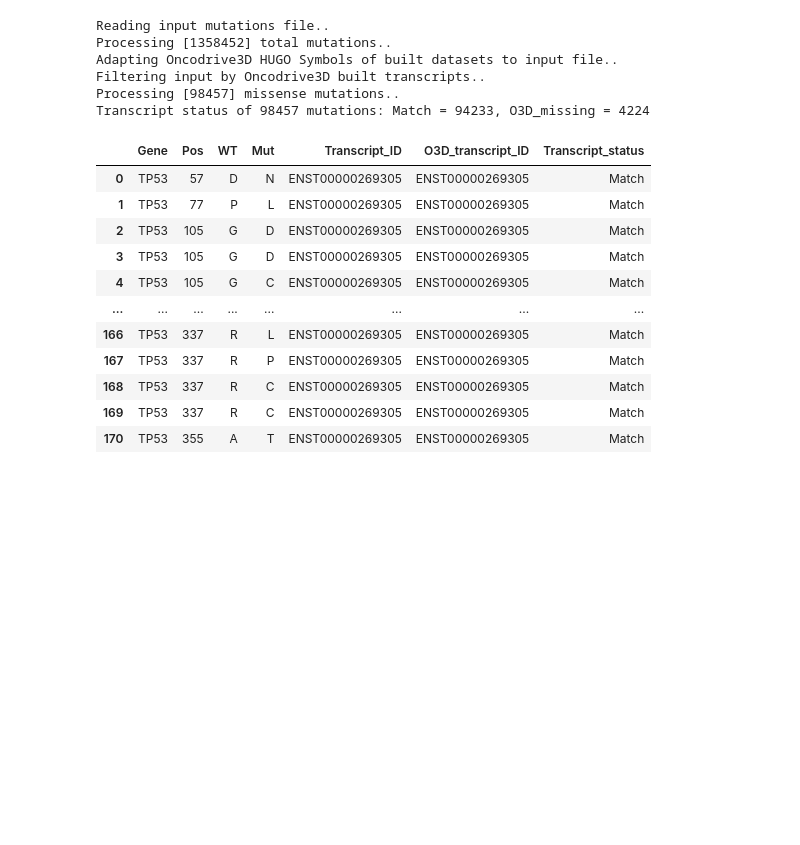
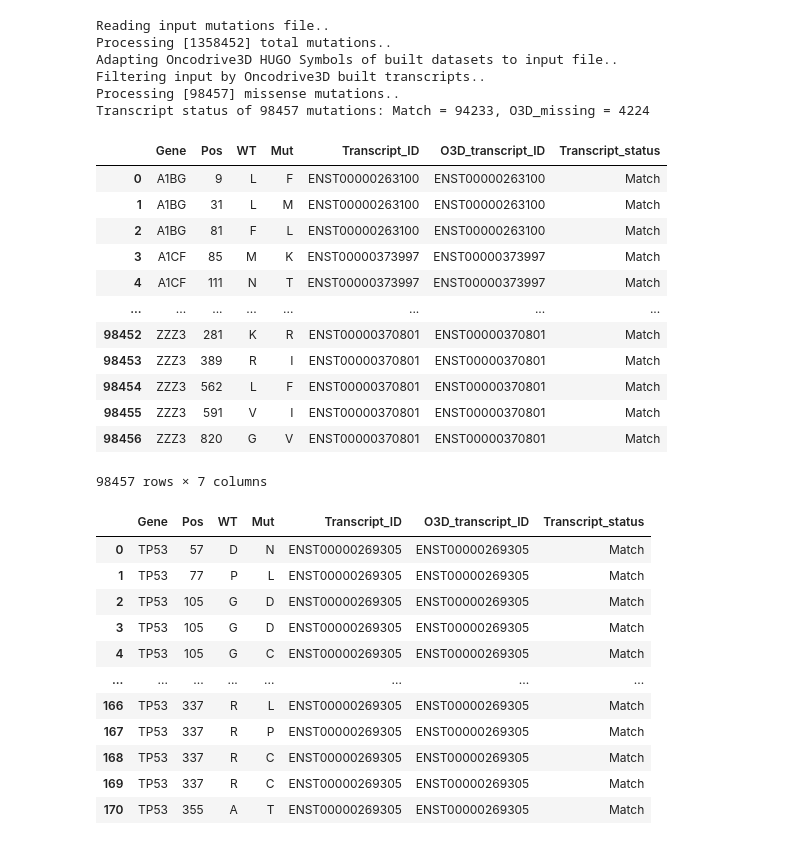
Before and after one commit to bbglab/oncodrive3d_paper, a Jupyter notebook: review_01/effect_of_hotspots/effect_of_hotspots.ipynb, the cells around one changed output. Drawn from its saved outputs; the diff is of its cells as text; code cells hidden in the pictures; blank space fills up the shorter version.

```diff
--- a/review_01/effect_of_hotspots/effect_of_hotspots.ipynb
+++ b/review_01/effect_of_hotspots/effect_of_hotspots.ipynb
@@ -231,6 +231,22 @@ Adapting Oncodrive3D HUGO Symbols of built datasets to input file..
 Filtering input by Oncodrive3D built transcripts..
 Processing [98457] missense mutations..
 Transcript status of 98457 mutations: Match = 94233, O3D_missing = 4224
+# %%
+data
+# %% [output]
+|  | Gene | Pos | WT | Mut | Transcript_ID | O3D_transcript_ID | Transcript_status |
+| 0 | A1BG | 9 | L | F | ENST00000263100 | ENST00000263100 | Match |
+| 1 | A1BG | 31 | L | M | ENST00000263100 | ENST00000263100 | Match |
+| 2 | A1BG | 81 | F | L | ENST00000263100 | ENST00000263100 | Match |
+| 3 | A1CF | 85 | M | K | ENST00000373997 | ENST00000373997 | Match |
+| 4 | A1CF | 111 | N | T | ENST00000373997 | ENST00000373997 | Match |
+| ... | ... | ... | ... | ... | ... | ... | ... |
+| 98452 | ZZZ3 | 281 | K | R | ENST00000370801 | ENST00000370801 | Match |
+| 98453 | ZZZ3 | 389 | R | I | ENST00000370801 | ENST00000370801 | Match |
+| 98454 | ZZZ3 | 562 | L | F | ENST00000370801 | ENST00000370801 | Match |
+| 98455 | ZZZ3 | 591 | V | I | ENST00000370801 | ENST00000370801 | Match |
+| 98456 | ZZZ3 | 820 | G | V | ENST00000370801 | ENST00000370801 | Match |
+98457 rows × 7 columns
 # %%
 data = data[data["Gene"] == "TP53"].reset_index(drop=True)
 data
```
Also changed, not shown: parts of 5 cells of this notebook.
